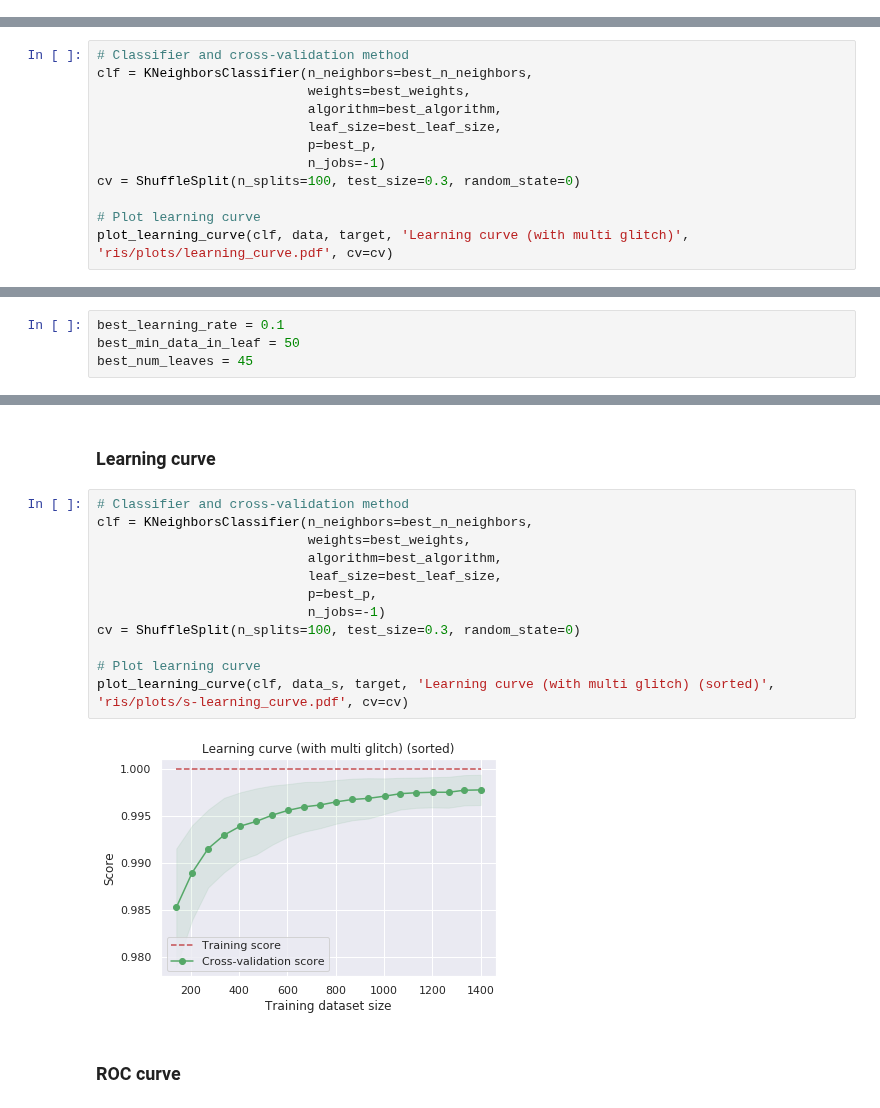
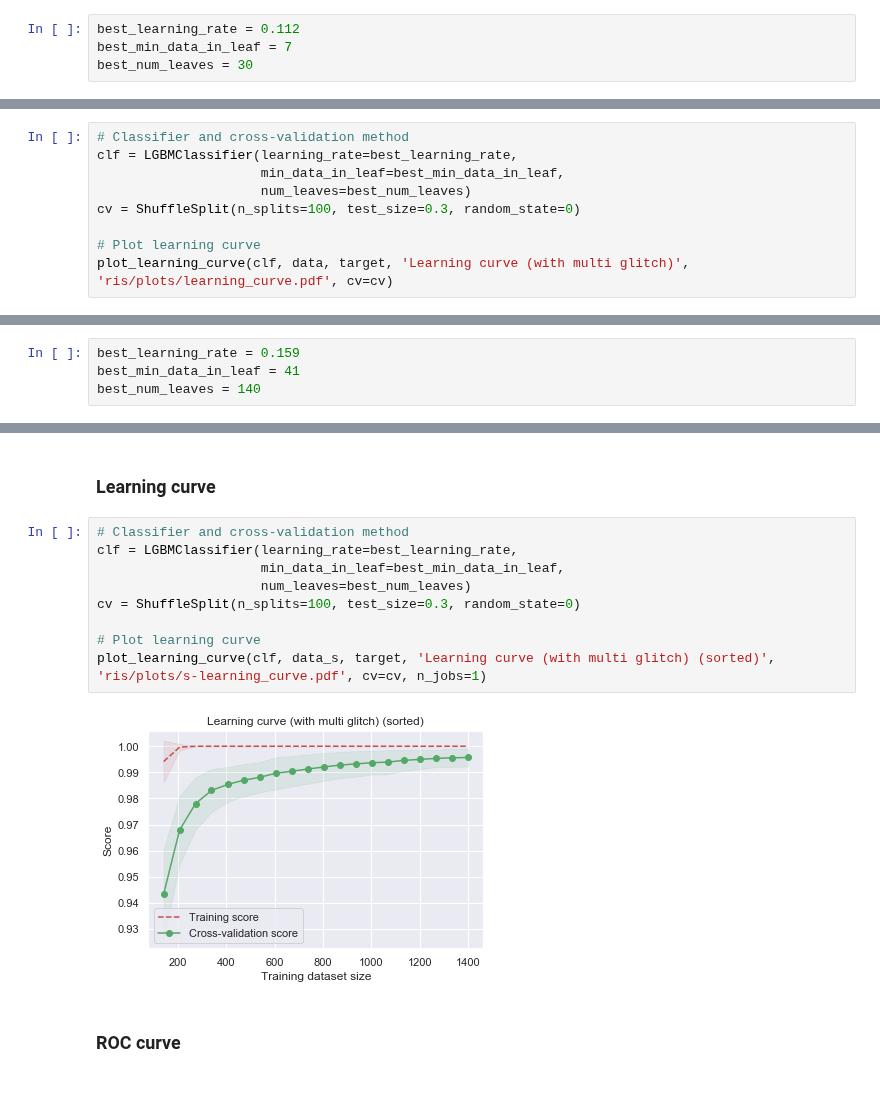
Before and after one commit to Paolo97Gll/bachelor_thesis, a Jupyter notebook: ml_models/LGB/LGB.ipynb, the cells around one changed output, grey strips where cells are left out. Saved outputs shown, nothing was run; the diff lists cells and outputs as text.

```diff
--- a/ml_models/LGB/LGB.ipynb
+++ b/ml_models/LGB/LGB.ipynb
@@ -208,3 +202,7 @@ best_lambda_l2 = 1
+# %%
+best_learning_rate = 0.112
+best_min_data_in_leaf = 7
+best_num_leaves = 30
 # %% [markdown]
 ## Cross validation
 
@@ -277,12 +276,9 @@ FileNotFoundError: [Errno 2] No such file or directory: 'ris/plots/confusion_mat
 ### Learning curve
 # %%
 # Classifier and cross-validation method
-clf = KNeighborsClassifier(n_neighbors=best_n_neighbors,
-                           weights=best_weights,
-                           algorithm=best_algorithm,
-                           leaf_size=best_leaf_size,
-                           p=best_p,
-                           n_jobs=-1)
+clf = LGBMClassifier(learning_rate=best_learning_rate,
+                     min_data_in_leaf=best_min_data_in_leaf,
+                     num_leaves=best_num_leaves)
 cv = ShuffleSplit(n_splits=100, test_size=0.3, random_state=0)
 
 # Plot learning curve
@@ -350,9 +339,9 @@ data_s = np.sort(data, axis=1)
 # %% [markdown]
 Initialize best hyper-parameters founded.
 # %%
-best_learning_rate = 0.1
-best_min_data_in_leaf = 50
-best_num_leaves = 45
+best_learning_rate = 0.159
+best_min_data_in_leaf = 41
+best_num_leaves = 140
 # %% [markdown]
 ## Cross validation
 
@@ -423,18 +409,15 @@ Graphic confusion matrix (normalized)
 ### Learning curve
 # %%
 # Classifier and cross-validation method
-clf = KNeighborsClassifier(n_neighbors=best_n_neighbors,
-                           weights=best_weights,
-                           algorithm=best_algorithm,
-                           leaf_size=best_leaf_size,
-                           p=best_p,
-                           n_jobs=-1)
+clf = LGBMClassifier(learning_rate=best_learning_rate,
+                     min_data_in_leaf=best_min_data_in_leaf,
+                     num_leaves=best_num_leaves)
 cv = ShuffleSplit(n_splits=100, test_size=0.3, random_state=0)
 
 # Plot learning curve
-plot_learning_curve(clf, data_s, target, 'Learning curve (with multi glitch) (sorted)', 'ris/plots/s-learning_curve.pdf', cv=cv)
+plot_learning_curve(clf, data_s, target, 'Learning curve (with multi glitch) (sorted)', 'ris/plots/s-learning_curve.pdf', cv=cv, n_jobs=1)
 # %% [output]
-[figure, old version]
+[figure, new version]
 # %% [markdown]
 ### ROC curve
 # %%
```
Also changed, not shown: parts of 8 cells of this notebook.
